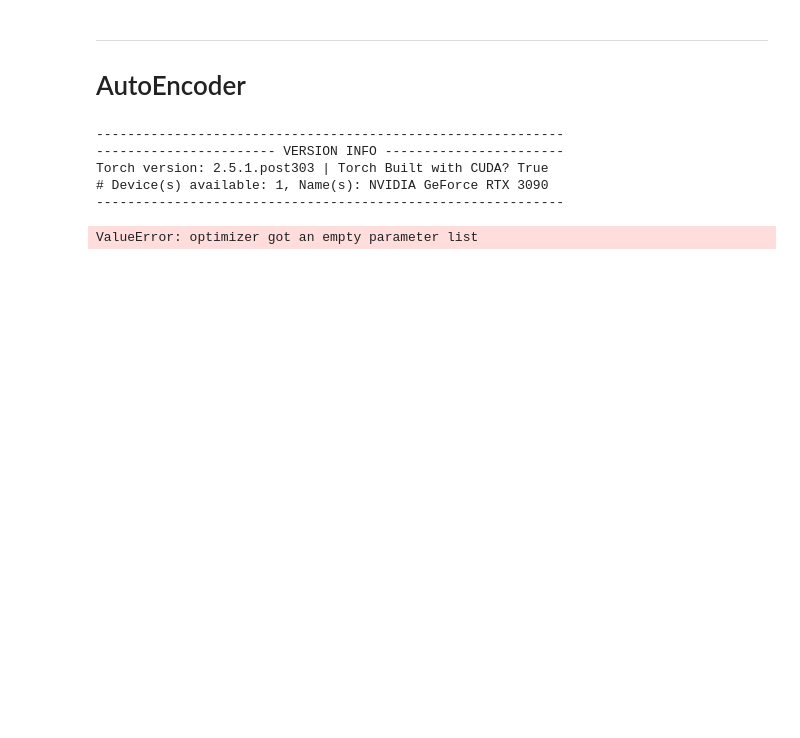
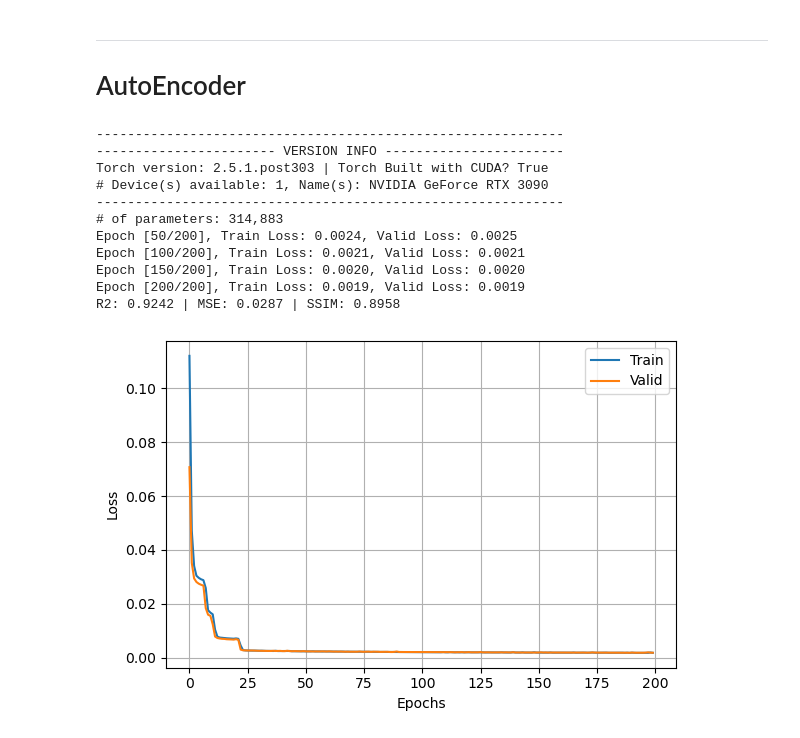
Before and after one commit to misaelmmorales/Dimensionality-Reduction, a Jupyter notebook: book.ipynb, the cells around one changed output. Cells and saved outputs as stored; diff of their text form; code cells hidden in the pictures; blank space fills up the shorter version.

```diff
--- a/book.ipynb
+++ b/book.ipynb
@@ -537,6 +537,7 @@ import torch.nn as nn
 import torch.optim as optim
 import torch.nn.functional as F
 from torch.utils.data import DataLoader, TensorDataset, random_split
+from sklearn.preprocessing import MinMaxScaler
 
 def check_torch(verbose:bool=True):
     if torch.cuda.is_available():
@@ -559,10 +560,14 @@ def check_torch(verbose:bool=True):
             print('-'*60)
         device = torch.device('cpu')
         return device
-device = check_torch(verbose=True)
+
+def plot_loss(losses):
+    plt.figure(figsize=(6,4))
+    plt.plot(losses['train'], label='Train')
+    plt.plot(losses['valid'], label='Valid')
+    plt.xlabel('Epochs')
+    plt.ylabel('Loss')
+    plt.legend()
+    plt.grid(True, which='both')
+    plt.tight_layout()
+    plt.show()
-# %% [output]
-------------------------------------------------------------
------------------------ VERSION INFO -----------------------
-Torch version: 2.5.1.post303 | Torch Built with CUDA? True
-# Device(s) available: 1, Name(s): NVIDIA GeForce RTX 3090
-------------------------------------------------------------
@@ -604,33 +608,68 @@ class AutoEncoder(nn.Module):
+# %%
+scaler = MinMaxScaler()
+scaler.fit(df_perm_f)
+df_perm_norm = scaler.transform(df_perm_f).reshape(df_perm.shape)
+
+X_dataset = torch.tensor(np.expand_dims(df_perm_norm,1), dtype=torch.float32)
+X_train, X_valid = random_split(X_dataset, [450, 50])
+
+trainloader = DataLoader(X_train, batch_size=16, shuffle=True)
+validloader = DataLoader(X_valid, batch_size=16, shuffle=False)
 # %%
-model = AutoEncoder().to(device)
-optimizer = optim.Adam(model.parameters(), lr=1e-3)
+device = check_torch(verbose=True)
+model = AutoEncoder(layers=[16, 64, 256]).to(device)
+optimizer = optim.Adam(params=model.parameters(), lr=1e-3)
 criterion = nn.MSELoss().to(device)
+print('# of parameters: {:,}'.format(sum(p.numel() for p in model.parameters() if p.requires_grad)))
 
-epochs, monitor = 100, 10
+epochs, monitor = 200, 50
 train_loss, valid_loss = [], []
 for epoch in range(epochs):
     # training
     epoch_train_loss = []
     for i, x in enumerate(trainloader):
         x = x.to(device)
         optimizer.zero_grad()
         y = model(x)
         loss = criterion(y, x)
         loss.backward()
         optimizer.step()
         epoch_train_loss.append(loss.item())
     train_loss.append(np.mean(epoch_train_loss))
     # validation
     model.eval()
     epoch_valid_loss = []
     with torch.no_grad():
         for i, x in enumerate(validloader):
             x = x.to(device)
             y = model(x)
             loss = criterion(y, x)
             epoch_valid_loss.append(loss.item())
     valid_loss.append(np.mean(epoch_valid_loss))
-    if epoch % monitor == 0:
+    if (epoch+1) % monitor == 0:
         print('Epoch [{}/{}], Train Loss: {:.4f}, Valid Loss: {:.4f}'.format(epoch+1, epochs, train_loss[-1], valid_loss[-1]))
+
+pred = model(X_dataset.to(device)).cpu().detach().numpy().squeeze()
+xhat = scaler.inverse_transform(pred.reshape(df_perm_f.shape)).reshape(df_perm.shape)
+xdiff = np.abs( (df_perm - xhat) )
+
+r2 = r2_score(df_perm_f, xhat.reshape(df_perm_f.shape))
+mse = image_mse(df_perm, xhat)
+ssim = structural_similarity(df_perm, xhat, data_range=1)
+print('R2: {:.4f} | MSE: {:.4f} | SSIM: {:.4f}'.format(r2, mse, ssim))
+
+losses = pd.DataFrame({'train':train_loss, 'valid':valid_loss})
+plot_loss(losses)
 # %% [output]
-ValueError: optimizer got an empty parameter list
+------------------------------------------------------------
+----------------------- VERSION INFO -----------------------
+Torch version: 2.5.1.post303 | Torch Built with CUDA? True
+# Device(s) available: 1, Name(s): NVIDIA GeForce RTX 3090
+------------------------------------------------------------
+# of parameters: 314,883
+Epoch [50/200], Train Loss: 0.0024, Valid Loss: 0.0025
+Epoch [100/200], Train Loss: 0.0021, Valid Loss: 0.0021
+Epoch [150/200], Train Loss: 0.0020, Valid Loss: 0.0020
+Epoch [200/200], Train Loss: 0.0019, Valid Loss: 0.0019
+R2: 0.9242 | MSE: 0.0287 | SSIM: 0.8958
+[figure, added]
```
Also changed, not shown: parts of 3 cells of this notebook.
